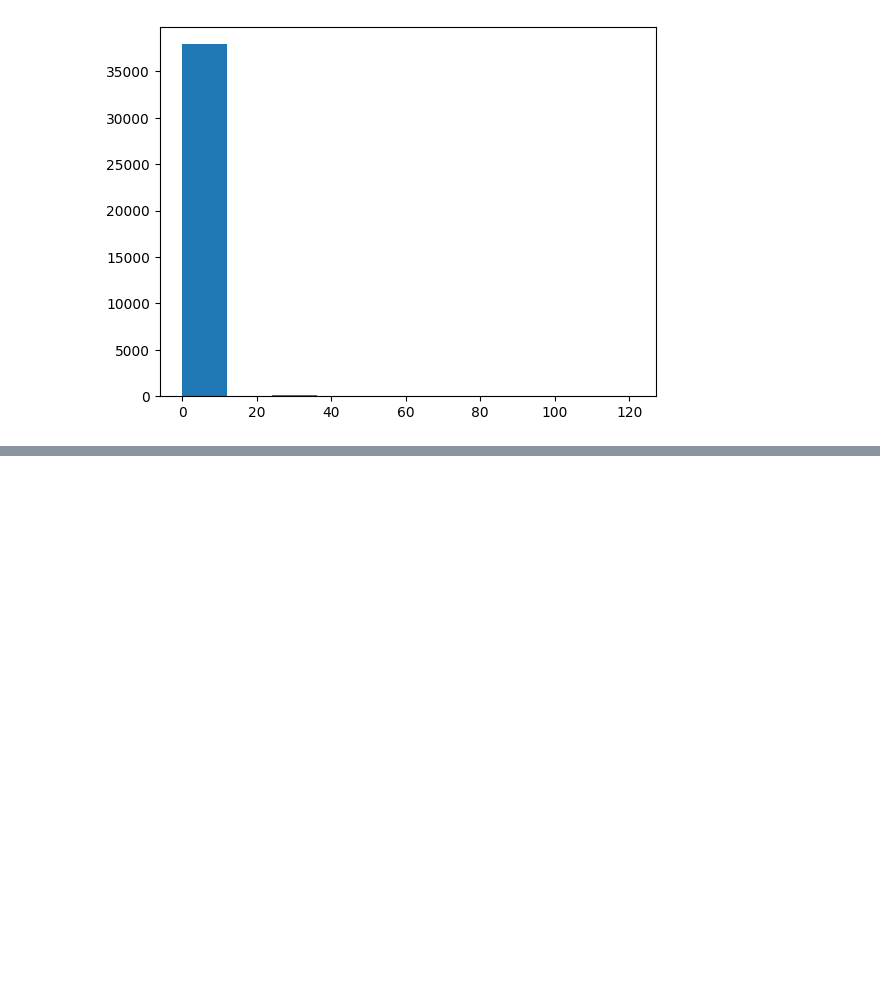
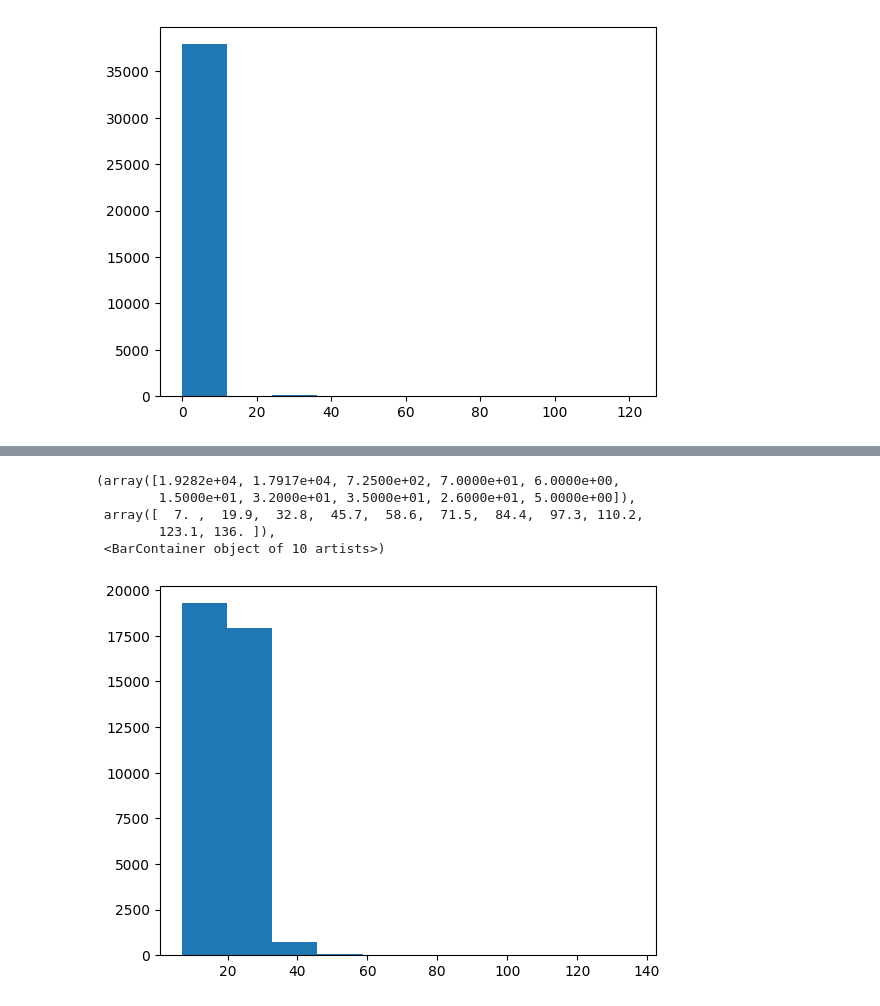
Before and after one commit to najibifar/Data_Analysis, a Jupyter notebook: Visualization/MatplotPandasSeaborn.ipynb, the cells around one changed output, grey strips where cells are left out. Saved outputs shown, nothing was run; the diff lists cells and outputs as text; code cells hidden in the pictures; blank space fills up the shorter version.

```diff
--- a/Visualization/MatplotPandasSeaborn.ipynb
+++ b/Visualization/MatplotPandasSeaborn.ipynb
@@ -49,0 +58,9 @@ plt.hist(df['Combined Electricity Consumption'])
+# %%
+plt.hist(df['Combined MPG (FT1)'])
+# %% [output]
+(array([1.9282e+04, 1.7917e+04, 7.2500e+02, 7.0000e+01, 6.0000e+00,
+        1.5000e+01, 3.2000e+01, 3.5000e+01, 2.6000e+01, 5.0000e+00]),
+ array([  7. ,  19.9,  32.8,  45.7,  58.6,  71.5,  84.4,  97.3, 110.2,
+        123.1, 136. ]),
+ <BarContainer object of 10 artists>)
+[figure, added]
```
Also changed, not shown: parts of 4 cells of this notebook.
